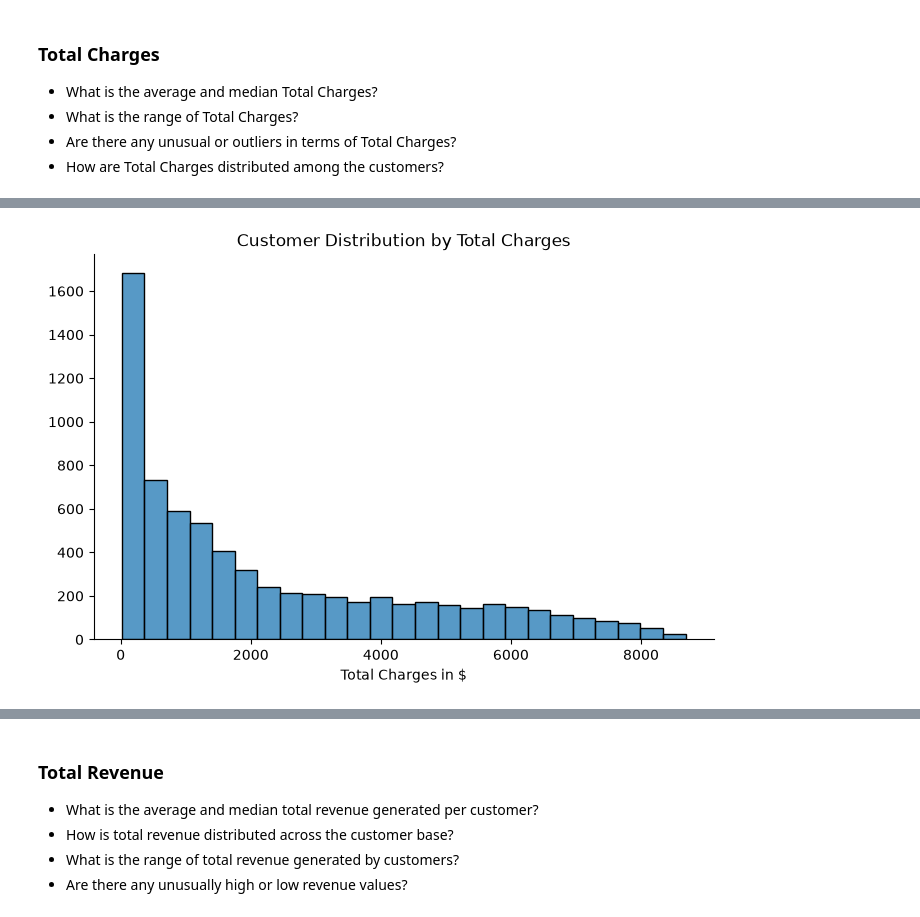
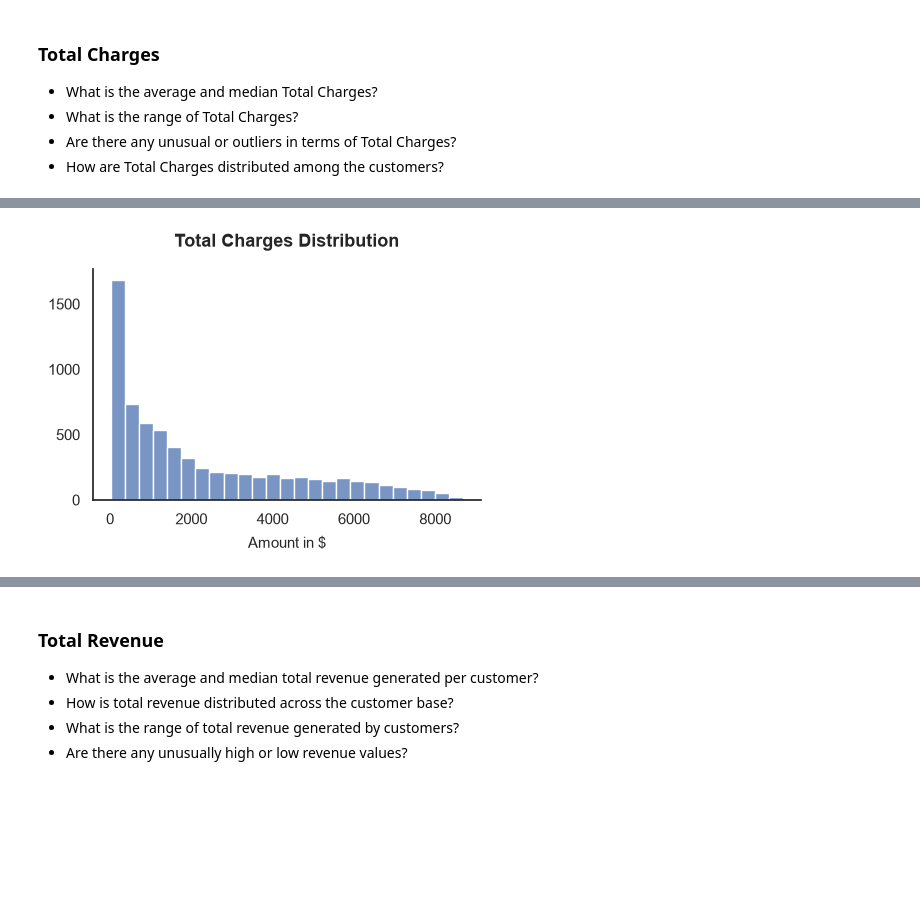
Before and after one commit to pendergataxel/telecom-customer-churn-analysis, a Jupyter notebook: notebooks/02_univariate_analysis.ipynb, the cells around one changed output, grey strips where cells are left out. Drawn from its saved outputs; the diff is of its cells as text; code cells hidden in the pictures; blank space fills up the shorter version.

```diff
--- a/notebooks/02_univariate_analysis.ipynb
+++ b/notebooks/02_univariate_analysis.ipynb
@@ -730,16 +700,12 @@ plt.show()
 # %%
-plt.figure(figsize=(8, 5))
-
 sns.histplot(
     churn_df,
     x='Total Charges'
 )
 
-plt.title('Customer Distribution by Total Charges')
-plt.xlabel('Total Charges in $')
-plt.ylabel('')
-sns.despine()
-plt.show()
+plt.title('Total Charges Distribution')
+plt.xlabel('Amount in $')
+plt.ylabel('');
 # %% [output]
-[figure, old version]
+[figure, new version]
 # %% [markdown]
```
Also changed, not shown: parts of 69 cells of this notebook.
